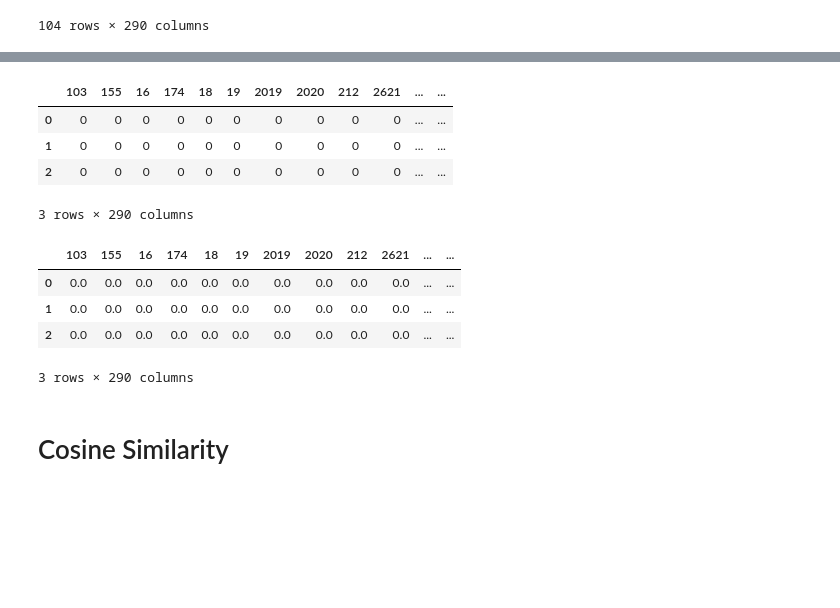
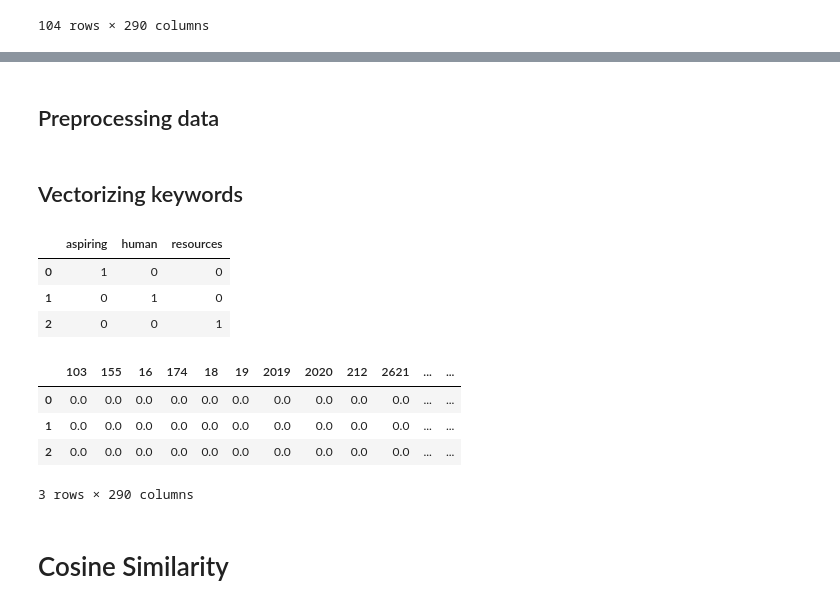
Before and after one commit to cholmess/Potential_Talents, a Jupyter notebook: notebooks/Potential Talents.ipynb, the cells around one changed output, grey strips where cells are left out. Cells and saved outputs as stored; diff of their text form; code cells hidden in the pictures; blank space fills up the shorter version.

Commit message:
preprocessing data

```diff
--- a/notebooks/Potential Talents.ipynb
+++ b/notebooks/Potential Talents.ipynb
@@ -100,21 +123,4 @@ key_words_2 = 'seeking human resources'
-# %%
-# Vectorized keyworkds
-key_words_1_count_vect = count_vect.transform(key_words_1.split())
-key_words_1_count_df= pd.DataFrame(key_words_1_count_vect.todense(),columns=count_vect.get_feature_names())
-key_words_1_count_df
-# %% [output]
-|  | 103 | 155 | 16 | 174 | 18 | 19 | 2019 | 2020 | 212 | 2621 | ... | ... |
-| 0 | 0 | 0 | 0 | 0 | 0 | 0 | 0 | 0 | 0 | 0 | ... | ... |
-| 1 | 0 | 0 | 0 | 0 | 0 | 0 | 0 | 0 | 0 | 0 | ... | ... |
-| 2 | 0 | 0 | 0 | 0 | 0 | 0 | 0 | 0 | 0 | 0 | ... | ... |
-3 rows × 290 columns
-# %%
-key_words_2_count_vect = tfidf_vect.transform(key_words_1.split())
-key_words_2_count_df= pd.DataFrame(key_words_2_count_vect.todense(),columns=tfidf_vect.get_feature_names())
-key_words_2_count_df
-# %% [output]
-|  | 103 | 155 | 16 | 174 | 18 | 19 | 2019 | 2020 | 212 | 2621 | ... | ... |
-| 0 | 0.0 | 0.0 | 0.0 | 0.0 | 0.0 | 0.0 | 0.0 | 0.0 | 0.0 | 0.0 | ... | ... |
-| 1 | 0.0 | 0.0 | 0.0 | 0.0 | 0.0 | 0.0 | 0.0 | 0.0 | 0.0 | 0.0 | ... | ... |
-| 2 | 0.0 | 0.0 | 0.0 | 0.0 | 0.0 | 0.0 | 0.0 | 0.0 | 0.0 | 0.0 | ... | ... |
-3 rows × 290 columns
+# %% [markdown]
+## Preprocessing data
+# %% [markdown]
+## Vectorizing keywords
@@ -121,3 +131,24 @@ key_words_2_count_df
+# %%
+# Vectorized keyworkds
+key_count_vect = CountVectorizer(stop_words={'en'})
+key_words_1_count_vect = key_count_vect.fit_transform(key_words_1.split())
+key_words_1_count_df= pd.DataFrame(key_words_1_count_vect.todense(),columns=key_count_vect.get_feature_names())
+key_words_1_count_df
+# %% [output]
+|  | aspiring | human | resources |
+| 0 | 1 | 0 | 0 |
+| 1 | 0 | 1 | 0 |
+| 2 | 0 | 0 | 1 |
+# %%
+key_words_2_count_vect = tfidf_vect.transform(key_words_1.split())
+key_words_2_count_df= pd.DataFrame(key_words_2_count_vect.todense(),columns=tfidf_vect.get_feature_names())
+key_words_2_count_df
+# %% [output]
+|  | 103 | 155 | 16 | 174 | 18 | 19 | 2019 | 2020 | 212 | 2621 | ... | ... |
+| 0 | 0.0 | 0.0 | 0.0 | 0.0 | 0.0 | 0.0 | 0.0 | 0.0 | 0.0 | 0.0 | ... | ... |
+| 1 | 0.0 | 0.0 | 0.0 | 0.0 | 0.0 | 0.0 | 0.0 | 0.0 | 0.0 | 0.0 | ... | ... |
+| 2 | 0.0 | 0.0 | 0.0 | 0.0 | 0.0 | 0.0 | 0.0 | 0.0 | 0.0 | 0.0 | ... | ... |
+3 rows × 290 columns
 # %% [markdown]
 # Cosine Similarity
 # %%
```
Also changed, not shown: parts of 17 cells of this notebook.
